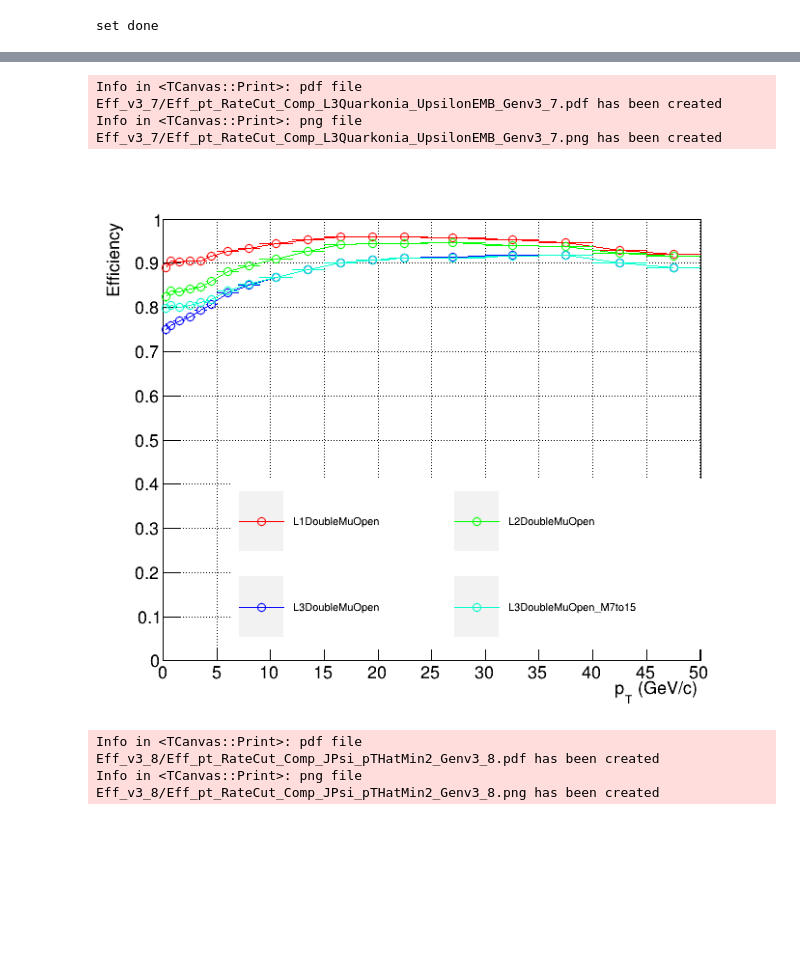
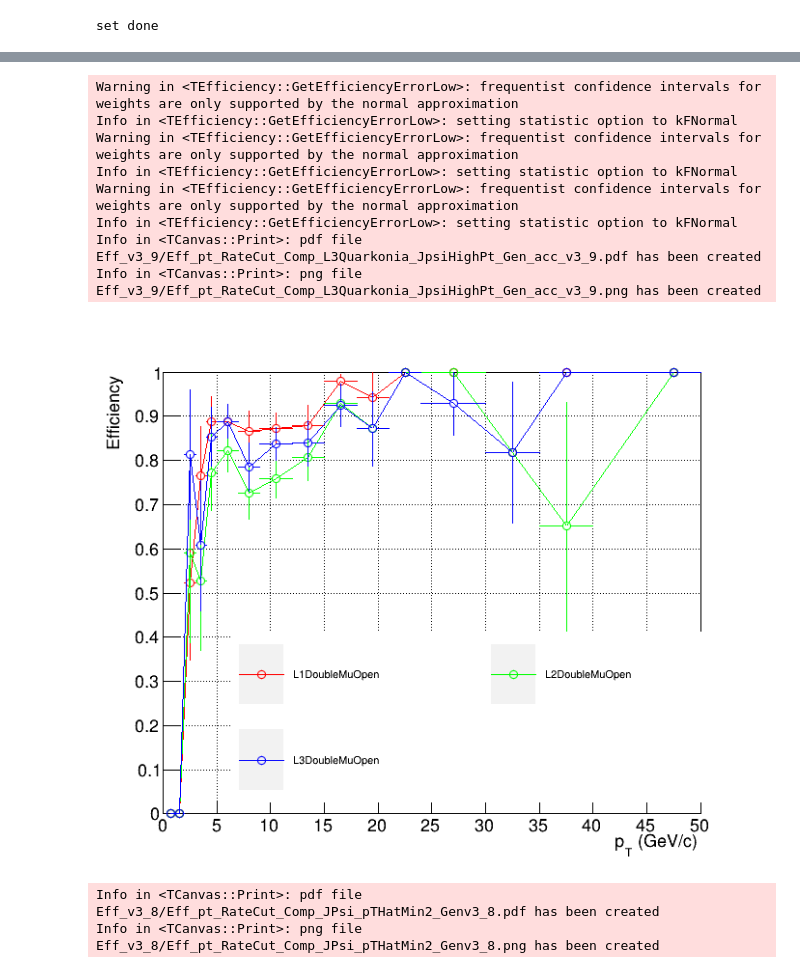
Before and after one commit to vince502/EffCalc, a Jupyter notebook: GetEfficiency.ipynb, the cells around one changed output, grey strips where cells are left out. Saved outputs shown, nothing was run; the diff lists cells and outputs as text; code cells hidden in the pictures; blank space fills up the shorter version.

```diff
--- a/GetEfficiency.ipynb
+++ b/GetEfficiency.ipynb
@@ -269,10 +271,16 @@ def setFile_leg( f_out2, ver1, pltdir, ver ):
     # pltdir = "Eff_%s" % ver1
     # ver = "MuonGunEMBLowPt_Gen_acc_" + ver1
 
-     f_out2 = TFile.Open("output_MuonGunEMBHighPt_Gen_acc_v2_11.root")
-     ver1 = "v2_11"
+     # f_out2 = TFile.Open("output_MuonGunEMBHighPt_Gen_acc_v2_11.root")
+     # ver1 = "v2_11"
+     # pltdir = "Eff_%s" % ver1
+     # ver = "MuonGunEMBHighPt_Gen_acc_" + ver1
+
+
+     f_out2 = TFile.Open("output_JPsiEMB126X_v0_1_GenMatched_hltMassCut_dPt_On_v1_iter0_1.root")
+     ver1 = "v0_1"
      pltdir = "Eff_%s" % ver1
-     ver = "MuonGunEMBHighPt_Gen_acc_" + ver1
+     ver = "JpsiHighPt_Gen_acc_" + ver1
 
 def setFile( ):
     ###########-v3_9-######################################
@@ -282,9 +290,20 @@ def setFile( ):
 #     pltdir = "Eff_%s" % ver1
 #     ver = "JPsi_pTHatMin2_Gen" + ver1
 
-    f_out2 = TFile.Open("/home/vince402/RunPrep_2022/EffCalc/output_pTHat2_JPsiEMB_v3_9_GenMatched_hltMassCut_dPt_On_v1.root")
+    # f_out2 = TFile.Open("/home/vince402/RunPrep_2022/EffCalc/output_pTHat2_JPsiEMB_v3_9_GenMatched_hltMassCut_dPt_On_v1_iter10_9.root")
+    # pltdir = "Eff_%s" % ver1
+    # ver = "JPsiEMB_pTHatMin2_Gen_z0_12_triplet" + ver1
+
+    f_out2 = TFile.Open("output_JPsiEMB126X_v0_1_GenMatched_hltMassCut_dPt_On_v1_iter0_1.root")
     pltdir = "Eff_%s" % ver1
-    ver = "JPsiEMB_pTHatMin2_Gen" + ver1
+    ver = "JpsiHighPt_Gen_acc_" + ver1
+
+
+
+
+#     f_out2 = TFile.Open("output_pTHat2_JPsiEMB_v3_9_GenMatched_hltMassCut_dPt_On_v1_SameDRDPTL3.root")
+#     pltdir = "Eff_%s" % ver1
+#     ver = "JPsiEMB_pTHatMin2_GenL3DR0p3" + ver1
 
     # f_out2 = TFile.Open("/home/vince402/RunPrep_2022/EffCalc/output_UPsi_v3_9_GenMatched_hltMassCut_dPt_On_v1.root")
     # pltdir = "Eff_%s" % ver1
@@ -361,40 +380,46 @@ leg.Clear()
 
 # canv, leg = DrawTrigSeq(f_out2.Get("L1DoubleMuOpen"), 'pt', canv, _and = False, _col = getcolor(0), _leg = leg, _marker = 24, _disc = "L1DoubleMuOpen")# %s" % ver1)# v2-7-mod1")
 # canv, leg = DrawTrigSeq(f_out2.Get("L1DoubleMuCosmic"), 'pt', canv, _and = True, _col = getcolor(34), _leg = leg, _marker = 24, _disc = "L1DoubleMuCosmic")# %s" % ver1)# v2-7-mod1")
 
 # canv, leg = DrawTrigSeq(f_out2.Get("L2DoubleMuOpen"), 'pt', canv, _and = True, _col = getcolor(1), _leg = leg, _marker = 24, _disc = "L2DoubleMuOpen")# %s" % ver1)# v2-7-mod1")
 # canv, leg = DrawTrigSeq(f_out2.Get("L2DoubleMuCosmic"), 'pt', canv, _and = True, _col = getcolor(18), _leg = leg, _marker = 24, _disc = "L2DoubleMuCosmic")# %s" % ver1)# v2-7-mod1")
 
 # canv, leg = DrawTrigSeq(f_out2.Get("L3DoubleMuOpen"), 'pt', canv, _and = True, _col = getcolor(3), _leg = leg, _marker = 24, _disc = "L3DoubleMuOpen")# %s" % ver1)# v2-7-mod1")
 # canv, leg = DrawTrigSeq(f_out2.Get("L3DoubleMuCosmic"), 'pt', canv, _and = True, _col = getcolor(20), _leg = leg, _marker = 24, _disc = "L3DoubleMuCosmic")# %s" % ver1)# v2-7-mod1")
 
-canv, leg = DrawTrigSeq(f_out2.Get("L1DoubleMuOpen"), 'pt', canv, _and = False, _col = EColor.kRed, _leg = leg, _marker = 24, _disc = "L1DoubleMuOpen")# %s" % ver1)# v2-7-mod1")
-canv, leg = DrawTrigSeq(f_out2.Get("L2DoubleMuOpen"), 'pt', canv, _and = True, _col = EColor.kGreen+1, _leg = leg, _marker = 24, _disc = "L2DoubleMuOpen")# %s" % ver1)# v2-7-mod1")
-canv, leg = DrawTrigSeq(f_out2.Get("L3DoubleMuOpen"), 'pt', canv, _and = True, _col = EColor.kBlue+1, _leg = leg, _marker = 24, _disc = "L3DoubleMuOpen")# %s" % ver1)# v2-7-mod1")
+canv, leg = DrawTrigSeq(f_out2.Get("HLT_HIL1DoubleMu0_Open"), 'pt', canv, _and = False, _col = EColor.kRed, _leg = leg, _marker = 24, _disc = "L1DoubleMuOpen")# %s" % ver1)# v2-7-mod1")
+canv, leg = DrawTrigSeq(f_out2.Get("HLT_HIL2DoubleMu0_Open"), 'pt', canv, _and = True, _col = EColor.kGreen+1, _leg = leg, _marker = 24, _disc = "L2DoubleMuOpen")# %s" % ver1)# v2-7-mod1")
+canv, leg = DrawTrigSeq(f_out2.Get("HLT_HIL3DoubleMu0_M2to4p5_Open"), 'pt', canv, _and = True, _col = EColor.kBlue+1, _leg = leg, _marker = 24, _disc = "L3DoubleMuOpen")# %s" % ver1)# v2-7-mod1")
 
 # canv, leg = DrawTrigSeq(f_out2.Get("L3DoubleMuOpen2_M2to4p5"), 'pt', canv, _and = True, _col = EColor.kMagenta+1, _leg = leg, _marker = 24, _disc = "L3DoubleMuOpen2_M2to4p5")# %s" % ver1)# v2-7-mod1")
 # canv, leg = DrawTrigSeq(f_out2.Get("L3DoubleMuOpen1p5_M2to4p5"), 'pt', canv, _and = True, _col = EColor.kBlue+2, _leg = leg, _marker = 24, _disc = "L3DoubleMuOpen1p5_M2to4p5")# %s" % ver1)# v2-7-mod1")
 # canv, leg = DrawTrigSeq(f_out2.Get("L3DoubleMuOpen1_M2to4p5"), 'pt', canv, _and = True, _col = EColor.kBlue+3, _leg = leg, _marker = 24, _disc = "L3DoubleMuOpen1_M2to4p5")# %s" % ver1)# v2-7-mod1")
 # canv, leg = DrawTrigSeq(f_out2.Get("L3DoubleMuOpen0p5_M2to4p5"), 'pt', canv, _and = True, _col = EColor.kBlue+5, _leg = leg, _marker = 24, _disc = "L3DoubleMuOpen0p5_M2to4p5")# %s" % ver1)# v2-7-mod1")
 # canv, leg = DrawTrigSeq(f_out2.Get("L3DoubleMuOpen_M2to4p5"), 'pt', canv, _and = True, _col = EColor.kRed+3, _leg = leg, _marker = 24, _disc = "L3DoubleMuOpen_M2to4p5")# %s" % ver1)# v2-7-mod1")
-canv, leg = DrawTrigSeq(f_out2.Get("L3DoubleMuOpen_M7to15"), 'pt', canv, _and = True, _col = EColor.kTeal+1, _leg = leg, _marker = 24, _disc = "L3DoubleMuOpen_M7to15")# %s" % ver1)# v2-7-mod1")
+# canv, leg = DrawTrigSeq(f_out2.Get("L3DoubleMuOpen_M7to15"), 'pt', canv, _and = True, _col = EColor.kTeal+1, _leg = leg, _marker = 24, _disc = "L3DoubleMuOpen_M7to15")# %s" % ver1)# v2-7-mod1")
 # canv, leg = DrawTrigSeq(f_out2.Get("L3DoubleMuOpen_Quarkonia"), 'pt', canv, _and = True, _col = EColor.kRed+4, _leg = leg, _marker = 24, _disc = "L3DoubleMuOpen_Quarkonia")# %s" % ver1)# v2-7-mod1")
 # canv, leg = DrawTrigSeq(f_out2.Get("L3DoubleMuOpen_Quarkonia_LowMpT2"), 'pt', canv, _and = True, _col = EColor.kBlue+5, _leg = leg, _marker = 24, _disc = "L3DoubleMuOpen_Quarkonia_LowMpT2")# %s" % ver1)# v2-7-mod1")
 # canv, leg = DrawTrigSeq(f_out2.Get("L2DoubleMuOpen_M1to6p5"), 'pt', canv, _and = True, _col = EColor.kPink-3, _leg = leg, _marker = 24, _disc = "L2DoubleMuOpen_M1to6p5")# %s" % ver1)# v2-7-mod1")
 # canv, leg = DrawTrigSeq(f_out2.Get("L2DoubleMuOpen_M6p5to16"), 'pt', canv, _and = True, _col = EColor.kGreen+3, _leg = leg, _marker = 24, _disc = "L2DoubleMuOpen_M6p5to16")# %s" % ver1)# v2-7-mod1")
 # canv, leg = DrawTrigSeq(f_out2.Get("L2DoubleMuOpen_M1to16"), 'pt', canv, _and = True, _col = EColor.kBlue+5, _leg = leg, _marker = 24, _disc = "L2DoubleMuOpen_M1to16")# %s" % ver1)# v2-7-mod1")
 
 saveTag = "L3Quarkonia_"
 leg.DrawClone()
 canv.Draw()
 canv.SaveAs("%s/Eff_pt_RateCut_Comp_%s%s.pdf" % (pltdir, saveTag, ver) )
 canv.SaveAs("%s/Eff_pt_RateCut_Comp_%s%s.png" % (pltdir, saveTag, ver) )
 
 leg.Clear()
 # %% [output]
-Info in <TCanvas::Print>: pdf file Eff_v3_7/Eff_pt_RateCut_Comp_L3Quarkonia_UpsilonEMB_Genv3_7.pdf has been created
-Info in <TCanvas::Print>: png file Eff_v3_7/Eff_pt_RateCut_Comp_L3Quarkonia_UpsilonEMB_Genv3_7.png has been created
+Warning in <TEfficiency::GetEfficiencyErrorLow>: frequentist confidence intervals for weights are only supported by the normal approximation
+Info in <TEfficiency::GetEfficiencyErrorLow>: setting statistic option to kFNormal
+Warning in <TEfficiency::GetEfficiencyErrorLow>: frequentist confidence intervals for weights are only supported by the normal approximation
+Info in <TEfficiency::GetEfficiencyErrorLow>: setting statistic option to kFNormal
+Warning in <TEfficiency::GetEfficiencyErrorLow>: frequentist confidence intervals for weights are only supported by the normal approximation
+Info in <TEfficiency::GetEfficiencyErrorLow>: setting statistic option to kFNormal
+Info in <TCanvas::Print>: pdf file Eff_v3_9/Eff_pt_RateCut_Comp_L3Quarkonia_JpsiHighPt_Gen_acc_v3_9.pdf has been created
+Info in <TCanvas::Print>: png file Eff_v3_9/Eff_pt_RateCut_Comp_L3Quarkonia_JpsiHighPt_Gen_acc_v3_9.png has been created
-[figure, old version]
+[figure, new version]
 # %%
 leg.SetNColumns(2)
 leg.SetTextSize(0.020)
```
Also changed, not shown: parts of 5 cells of this notebook, 7 other files.
